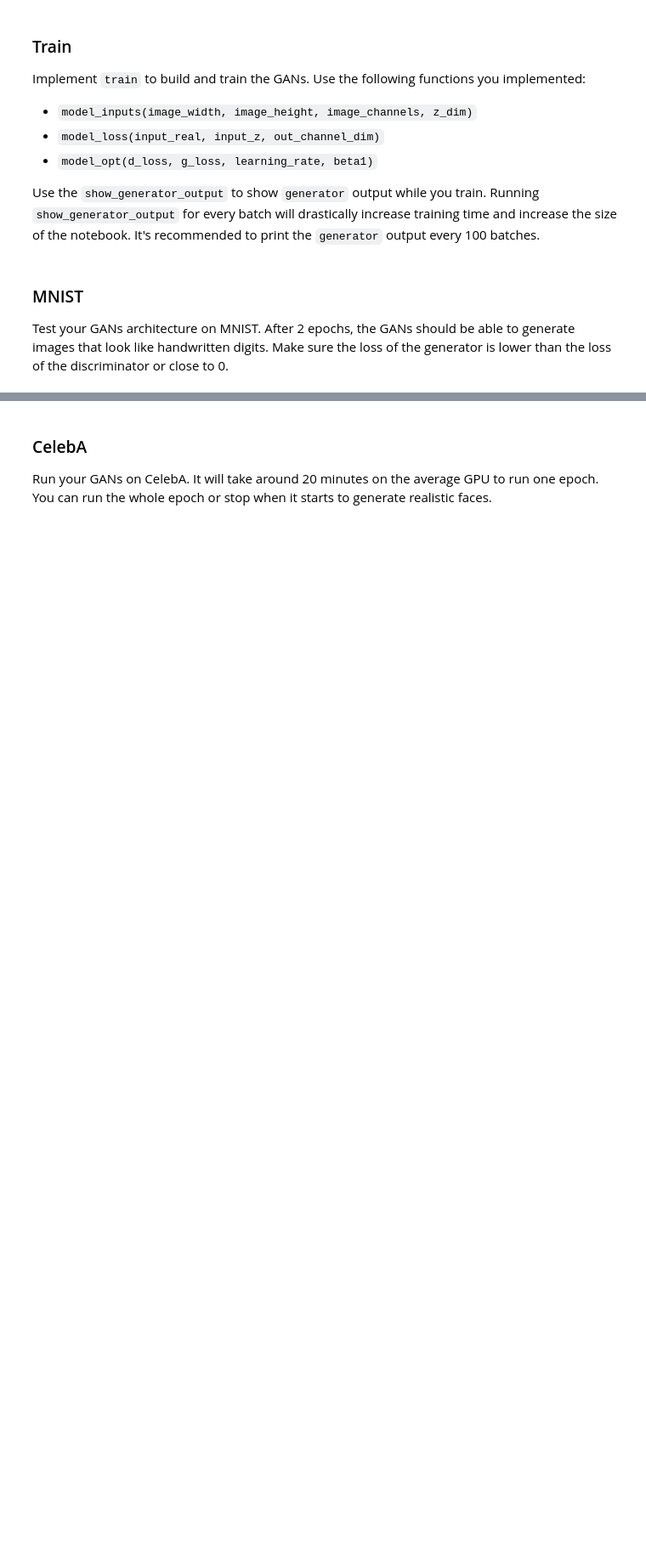
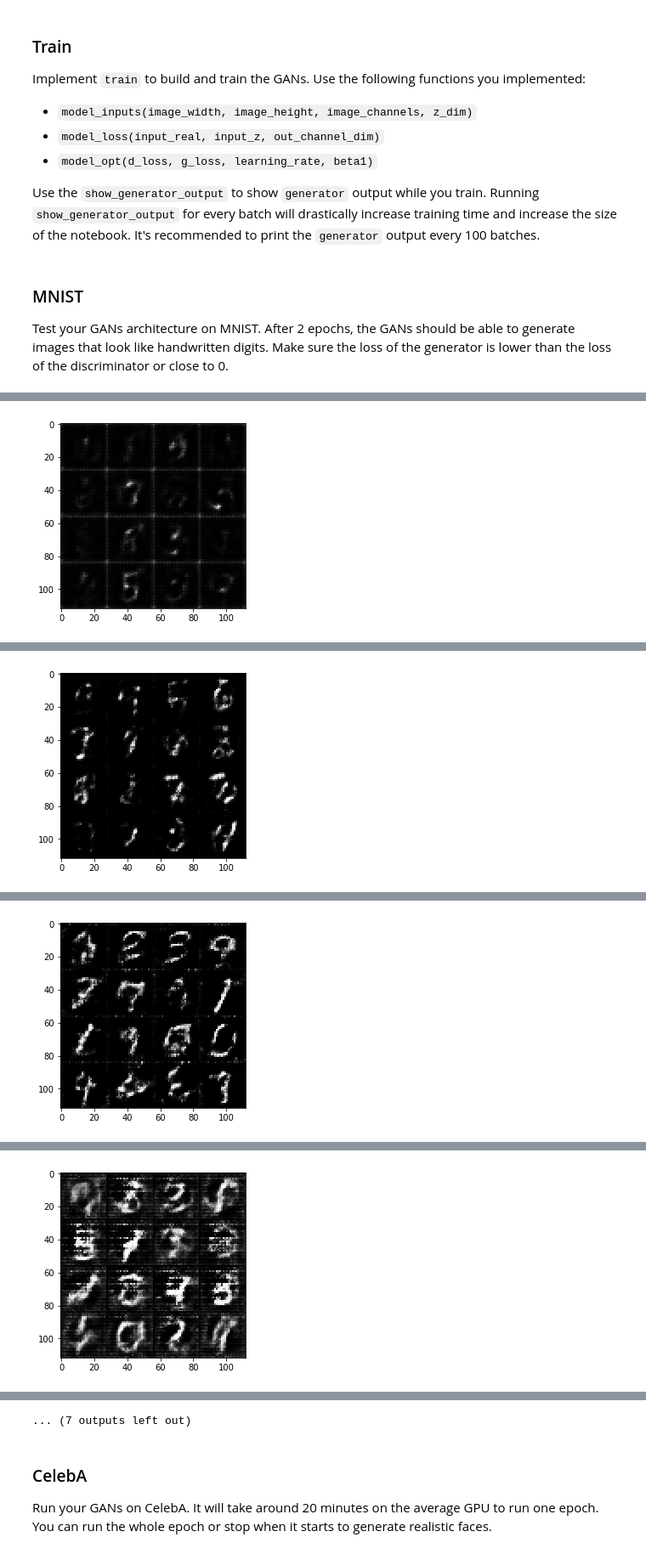
Before and after one commit to boopalanjayaraman/DeepLearning-Exercises, a Jupyter notebook: Face Generation/dlnd_face_generation.ipynb, the cells around one changed output, grey strips where cells are left out. Shown at 85% size. Cells and saved outputs as stored; diff of their text form; code cells hidden in the pictures; blank space fills up the shorter version.

```diff
--- a/Face Generation/dlnd_face_generation.ipynb
+++ b/Face Generation/dlnd_face_generation.ipynb
@@ -201,22 +201,22 @@ def generator(z, out_channel_dim, is_train=True):
     # TODO: Implement Function
     with tf.variable_scope('generator', reuse=(not is_train)):
         #Input
-        x1 = tf.layers.dense(z, 7*7*512)
+        x1 = tf.layers.dense(z, 7*7*128)
         # reshape it
-        reshaped1 = tf.reshape(x1, (-1,7,7,512))
+        reshaped1 = tf.reshape(x1, (-1,7,7,128))
         bn1 = tf.layers.batch_normalization(reshaped1, training=is_train)
         relu1 = tf.maximum(alpha * bn1, bn1)
-        # 7x7x512 is the output
+        # 7x7x128 is the output
 
-        x2 = tf.layers.conv2d_transpose(relu1, 256, 5, strides=(2,2), padding='same')
+        x2 = tf.layers.conv2d_transpose(relu1, 64, 5, strides=(2,2), padding='same')
         bn2 = tf.layers.batch_normalization(x2, training=is_train)
         relu2 = tf.maximum(alpha * bn2, bn2)
-        # 14x14x256
+        # 14x14x64
 
-        x3 = tf.layers.conv2d_transpose(relu2, 128, 5, strides=(2,2), padding='same')
+        x3 = tf.layers.conv2d_transpose(relu2, 32, 5, strides=(2,2), padding='same')
         bn3 = tf.layers.batch_normalization(x3, training=is_train)
         relu3 = tf.maximum(alpha * bn3, bn3)
-        # 28x28x128
+        # 28x28x32
 
         #logits
         logits = tf.layers.conv2d_transpose(relu3, out_channel_dim, 5, strides=(1,1), padding='same')
@@ -398,7 +398,7 @@ def train(epoch_count, batch_size, z_dim, learning_rate, beta1, get_batches, dat
 
                 #show images
                 if steps% show_every ==0:
-                    show_generator_output(sess, 8, input_z, image_channel_depth, data_image_mode)
+                    show_generator_output(sess, 16, input_z, image_channel_depth, data_image_mode)
 
         #each epoch
         saver.save(sess, './checkpoints/generator.ckpt')
@@ -408,8 +408,8 @@ Test your GANs architecture on MNIST.  After 2 epochs, the GANs should be able t
 # %%
 batch_size = 128
 z_dim = 100
-learning_rate = 0.01
-beta1 = 0.5
+learning_rate = 0.001
+beta1 = 0.1
 
 
 """
@@ -421,3 +421,4 @@ mnist_dataset = helper.Dataset('mnist', glob(os.path.join(data_dir, 'mnist/*.jpg
 with tf.Graph().as_default():
     train(epochs, batch_size, z_dim, learning_rate, beta1, mnist_dataset.get_batches,
           mnist_dataset.shape, mnist_dataset.image_mode)
+# %% [output]
@@ -423,0 +435 @@ with tf.Graph().as_default():
+[figure, added]
@@ -423,0 +446 @@ with tf.Graph().as_default():
+[figure, added]
@@ -423,0 +457 @@ with tf.Graph().as_default():
+[figure, added]
@@ -423,0 +468 @@ with tf.Graph().as_default():
+[figure, added]
@@ -424,3 +491,4 @@ with tf.Graph().as_default():
+... (7 outputs left out)
 # %% [markdown]
 ### CelebA
 Run your GANs on CelebA.  It will take around 20 minutes on the average GPU to run one epoch.  You can run the whole epoch or stop when it starts to generate realistic faces.
```
Also changed, not shown: parts of 6 cells of this notebook, 1 other file.
